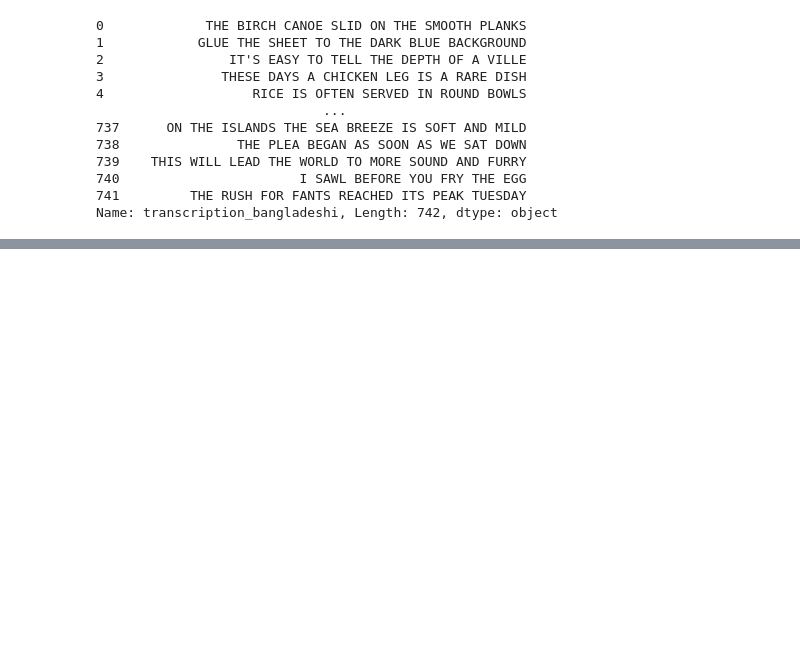
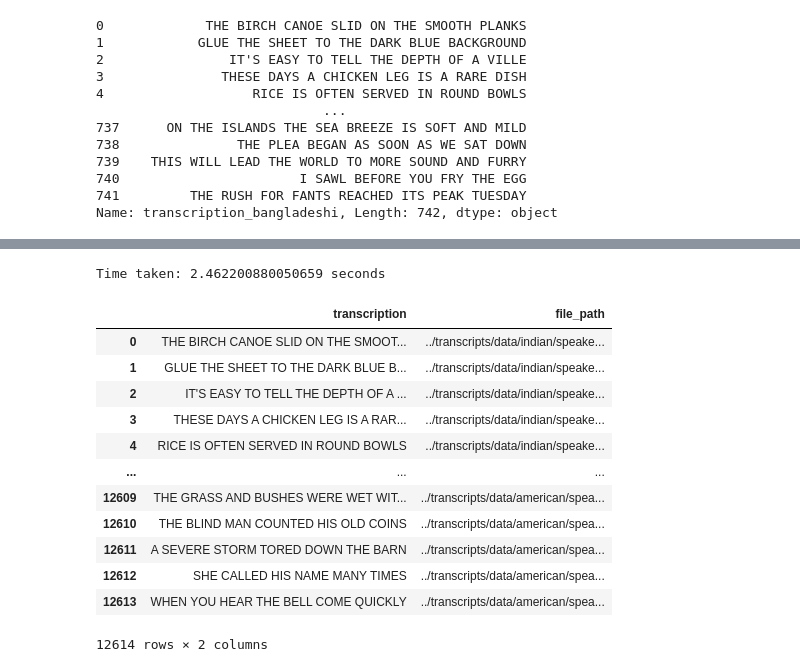
Before and after one commit to Blaizzy/evaluating-asr-accent-robustness, a Jupyter notebook: scripts/eda.ipynb, the cells around one changed output, grey strips where cells are left out. Drawn from its saved outputs; the diff is of its cells as text; code cells hidden in the pictures; blank space fills up the shorter version.

```diff
--- a/scripts/eda.ipynb
+++ b/scripts/eda.ipynb
@@ -181,0 +232,60 @@ df_bangladeshi.to_csv('../transcripts/transcripts_bangladeshi.csv', index=False)
+# %%
+import pandas as pd
+import os
+from tqdm import tqdm
+import time
+
+# Set the directory containing the audio files
+audio_dir = '../transcripts/data'
+
+# Create an empty list to store the transcriptions and file paths
+transcripts = []
+
+# Time the execution
+start = time.time()
+
+# Loop through all the files in the directory
+for j, (root, dirs, files) in tqdm(enumerate(os.walk(audio_dir))):
+    # order the files
+    files.sort()
+    for i, file in enumerate(files):
+        if i <=741:
+            # Check if the file is a Text file
+            if file.endswith('.txt'):
+                # file name before the first _
+                file_name = file.split('_')[0]
+
+                # Get the file path
+                file_path = os.path.join(root, file)
+                # Get the transcription
+                transcription = df[df.columns[df.columns.str.contains(file_name)]].iloc[i].values[0]
+                # Add the transcription and file path to the list
+                transcripts.append({'transcription': transcription, 'file_path': file_path})
+
+# Create a dataframe from the list of transcriptions
+df_ = pd.DataFrame(transcripts)
+
+# Save the dataframe to a csv file
+df_.to_csv('../transcripts/labels/transcripts_clean_labels.csv', index=False)
+
+# # Print the time taken to execute the script
+print(f"Time taken: {time.time() - start} seconds")
+# %% [output]
+Time taken: 2.462200880050659 seconds
+# %%
+df = pd.read_csv("../transcripts/labels/transcripts_clean_labels.csv")
+df
+# %% [output]
+|  | transcription | file_path |
+| 0 | THE BIRCH CANOE SLID ON THE SMOOT... | ../transcripts/data/indian/speake... |
+| 1 | GLUE THE SHEET TO THE DARK BLUE B... | ../transcripts/data/indian/speake... |
+| 2 | IT'S EASY TO TELL THE DEPTH OF A ... | ../transcripts/data/indian/speake... |
+| 3 | THESE DAYS A CHICKEN LEG IS A RAR... | ../transcripts/data/indian/speake... |
+| 4 | RICE IS OFTEN SERVED IN ROUND BOWLS | ../transcripts/data/indian/speake... |
+| ... | ... | ... |
+| 12609 | THE GRASS AND BUSHES WERE WET WIT... | ../transcripts/data/american/spea... |
+| 12610 | THE BLIND MAN COUNTED HIS OLD COINS | ../transcripts/data/american/spea... |
+| 12611 | A SEVERE STORM TORED DOWN THE BARN | ../transcripts/data/american/spea... |
+| 12612 | SHE CALLED HIS NAME MANY TIMES | ../transcripts/data/american/spea... |
+| 12613 | WHEN YOU HEAR THE BELL COME QUICKLY | ../transcripts/data/american/spea... |
+12614 rows × 2 columns
```
Also changed, not shown: parts of 13 cells of this notebook, 25 other files.
